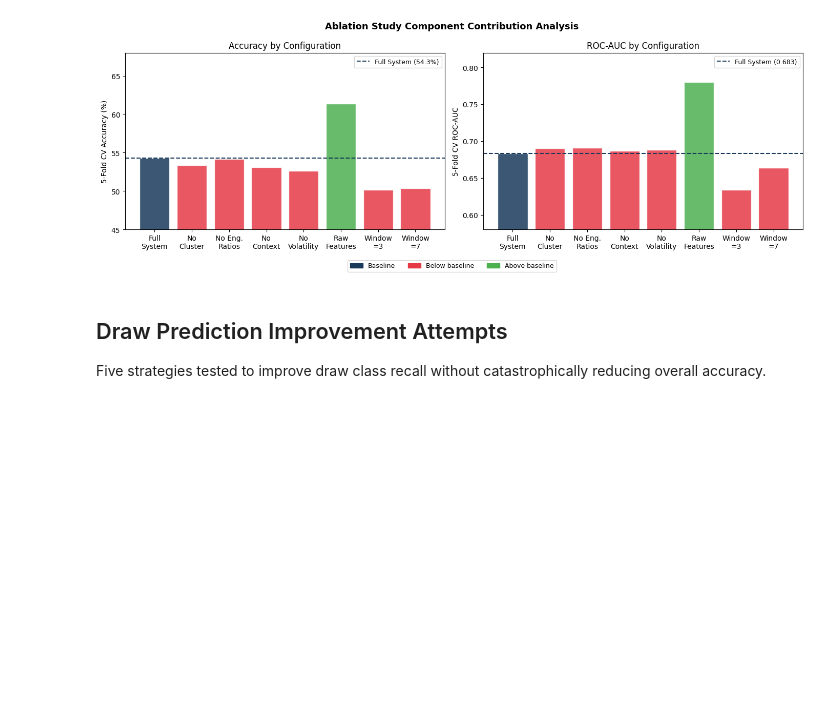
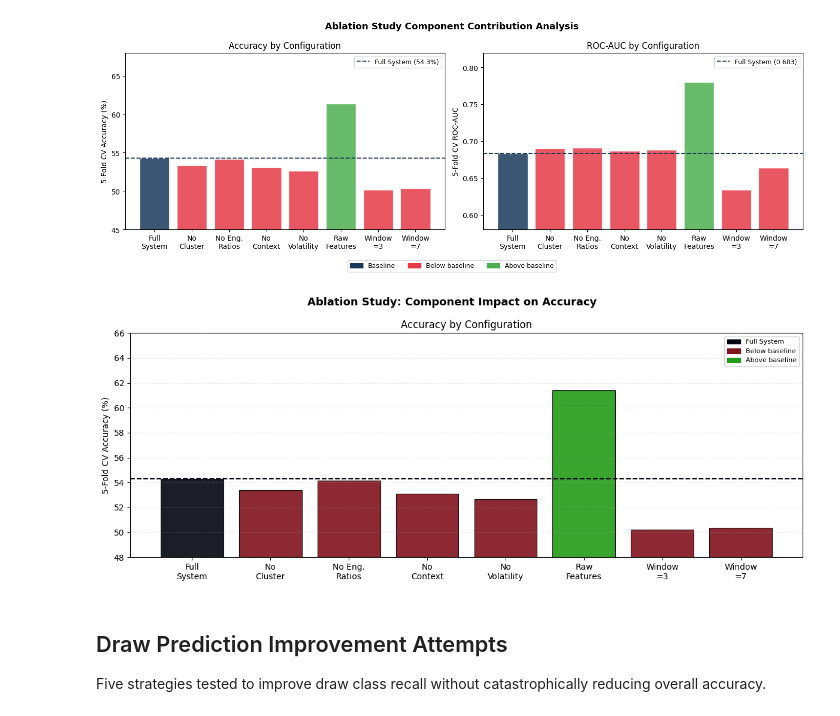
Before and after one commit to Mouad-Ze/SIM2WIN, a Jupyter notebook: ML/Other tests.ipynb, the cells around one changed output. Saved outputs shown, nothing was run; the diff lists cells and outputs as text; code cells hidden in the pictures; blank space fills up the shorter version.

```diff
--- a/ML/Other tests.ipynb
+++ b/ML/Other tests.ipynb
@@ -404,6 +404,92 @@ Raw Features Only (no rolling/engineering) 61.40 0.780 0.587    +7.10%    +0.097
                 Rolling Window = 3 matches 50.19 0.634 0.453    -4.11%    -0.049
                 Rolling Window = 7 matches 50.37 0.664 0.458    -3.93%    -0.019
 [figure]
+# %%
+import matplotlib.patches as mpatches
+
+ab_df = pd.DataFrame(ablation)
+
+baseline_acc = ablation[0]['acc']
+
+names_short = [
+    'Full\nSystem',
+    'No\nCluster',
+    'No Eng.\nRatios',
+    'No\nContext',
+    'No\nVolatility',
+    'Raw\nFeatures',
+    'Window\n=3',
+    'Window\n=7'
+]
+
+accs = ab_df['acc'].values
+
+# Same colors as previous graphs
+baseline_color = "#02050F"   # blue
+below_color    = "#80121b"   # red (Sim2Win style)
+above_color    = "#239B18"   # green (only raw features)
+
+colors = []
+for i, acc in enumerate(accs):
+    if i == 0:
+        colors.append(baseline_color)
+    elif acc > baseline_acc:
+        colors.append(above_color)
+    else:
+        colors.append(below_color)
+
+fig, ax = plt.subplots(figsize=(12, 5))
+
+fig.suptitle(
+    'Ablation Study: Component Impact on Accuracy',
+    fontsize=13,
+    fontweight='bold'
+)
+
+# Bars (NO numbers)
+ax.bar(
+    names_short,
+    accs,
+    color=colors,
+    alpha=0.9,
+    edgecolor=edge_color,
+    linewidth=0.8
+)
+
+# Baseline reference line
+ax.axhline(
+    baseline_acc,
+    color=baseline_color,
+    linestyle='--',
+    linewidth=1.5,
+    label='Full System'
+)
+
+
+
+ax.set_ylabel('5-Fold CV Accuracy (%)')
+ax.set_title('Accuracy by Configuration')
+ax.set_ylim(48, 66)
+
+# Clean grid
+ax.grid(axis='y', linestyle='--', alpha=0.25)
+
+# Legend (clean)
+blue_patch = mpatches.Patch(color=baseline_color, label='Full System')
+red_patch = mpatches.Patch(color=below_color, label='Below baseline')
+green_patch = mpatches.Patch(color=above_color, label='Above baseline')
+
+ax.legend(
+    handles=[blue_patch, red_patch, green_patch],
+    fontsize=8,
+    loc='upper right'
+)
+
+plt.tight_layout()
+plt.savefig('ablation_clean.png', dpi=150, bbox_inches='tight')
+plt.show()
+# %% [output]
+[figure, added]
 # %% [markdown]
 ## Draw Prediction Improvement Attempts
 Five strategies tested to improve draw class recall without catastrophically reducing overall accuracy.
```
Also changed, not shown: parts of 3 cells of this notebook, 14 other files.
